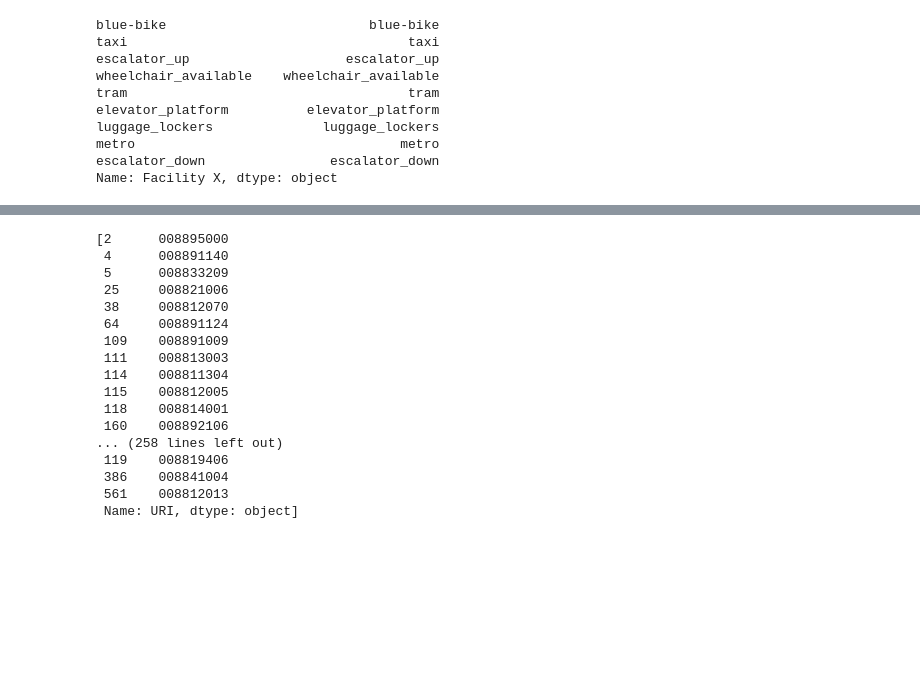
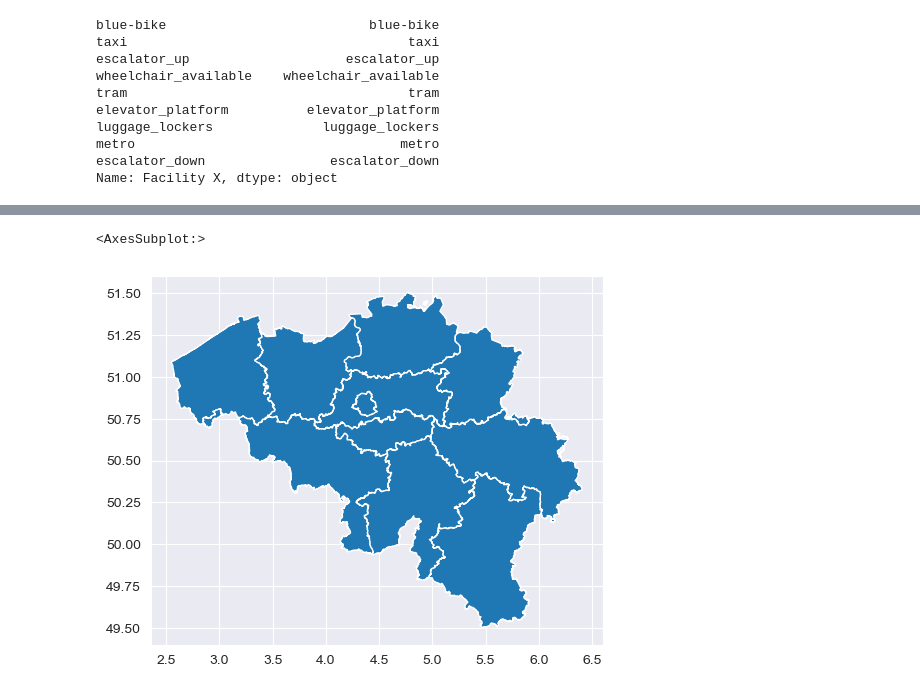
Before and after one commit to Seoyangsam/ACRM, a Jupyter notebook: src/data_processing/Q14.ipynb, the cells around one changed output, grey strips where cells are left out. Cells and saved outputs as stored; diff of their text form; code cells hidden in the pictures; blank space fills up the shorter version.

```diff
--- a/src/data_processing/Q14.ipynb
+++ b/src/data_processing/Q14.ipynb
@@ -116,20 +115,8 @@ len(stations_rare_facilities)
-# %%
-stations_rare_facilities
-# %% [output]
-[2      008895000
- 4      008891140
- 5      008833209
- 25     008821006
- 38     008812070
- 64     008891124
- 109    008891009
- 111    008813003
- 114    008811304
- 115    008812005
- 118    008814001
- 160    008892106
-... (258 lines left out)
- 119    008819406
- 386    008841004
- 561    008812013
- Name: URI, dtype: object]
+# %%
+## Now we want to map all these stations with rare facilities on the geospatial map:
+provinces = data.provinces
+stations = data.stations
+provinces.plot()
+# %% [output]
+<AxesSubplot:>
+[figure, added]
```
Also changed, not shown: parts of 9 cells of this notebook, 2 other files.
